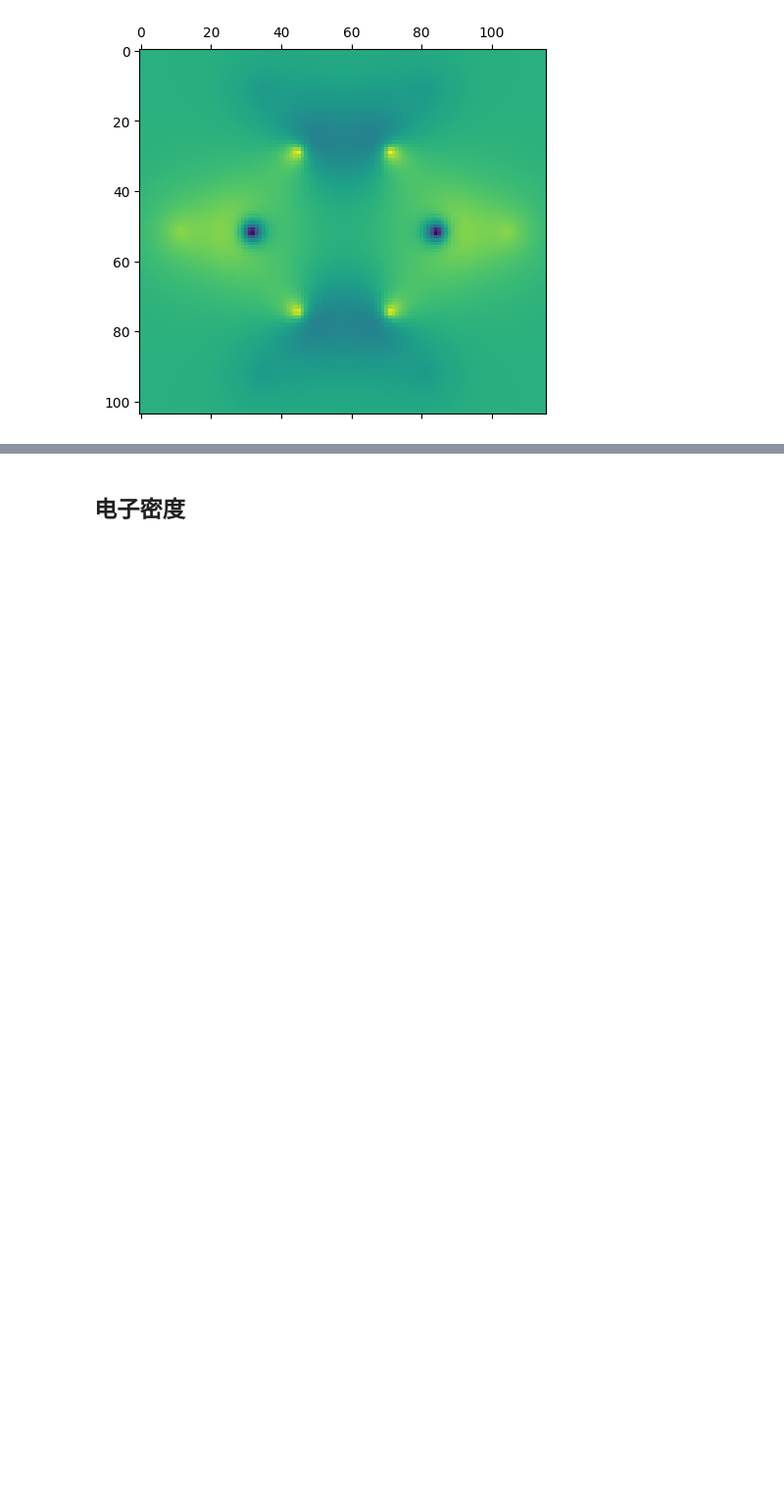
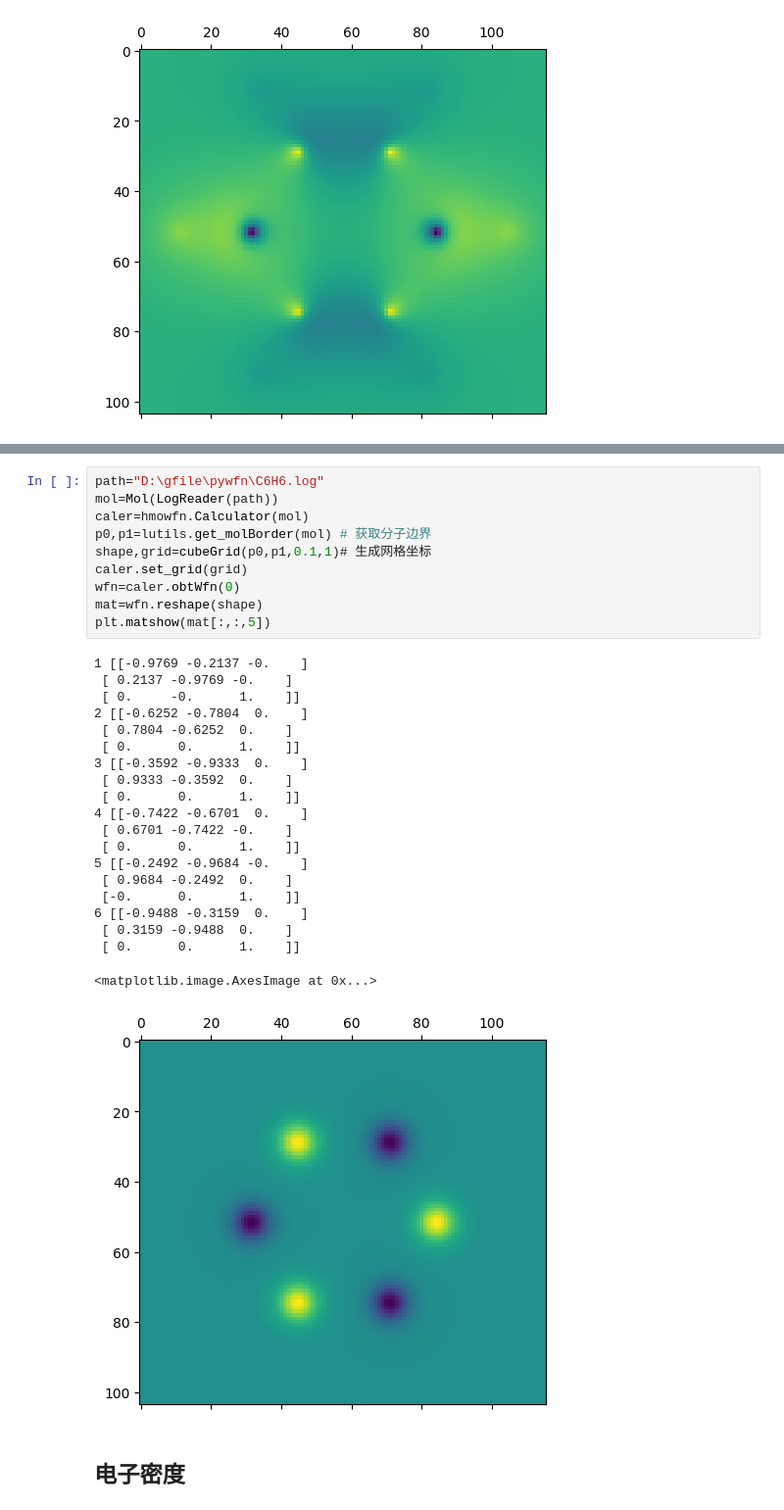
Before and after one commit to qmlCoder/pywfn, a Jupyter notebook: examples/空间性质.ipynb, the cells around one changed output, grey strips where cells are left out. Shown at 98% size. Drawn from its saved outputs; the diff is of its cells as text; blank space fills up the shorter version.

```diff
--- a/examples/空间性质.ipynb
+++ b/examples/空间性质.ipynb
@@ -35,3 +48,34 @@ plt.matshow(cubeVals[:,:,11])
+# %%
+path="D:\gfile\pywfn\C6H6.log"
+mol=Mol(LogReader(path))
+caler=hmowfn.Calculator(mol)
+p0,p1=lutils.get_molBorder(mol) # 获取分子边界
+shape,grid=cubeGrid(p0,p1,0.1,1)# 生成网格坐标
+caler.set_grid(grid)
+wfn=caler.obtWfn(0)
+mat=wfn.reshape(shape)
+plt.matshow(mat[:,:,5])
+# %% [output]
+1 [[-0.9769 -0.2137 -0.    ]
+ [ 0.2137 -0.9769 -0.    ]
+ [ 0.     -0.      1.    ]]
+2 [[-0.6252 -0.7804  0.    ]
+ [ 0.7804 -0.6252  0.    ]
+ [ 0.      0.      1.    ]]
+3 [[-0.3592 -0.9333  0.    ]
+ [ 0.9333 -0.3592  0.    ]
+ [ 0.      0.      1.    ]]
+4 [[-0.7422 -0.6701  0.    ]
+ [ 0.6701 -0.7422 -0.    ]
+ [ 0.      0.      1.    ]]
+5 [[-0.2492 -0.9684 -0.    ]
+ [ 0.9684 -0.2492  0.    ]
+ [-0.      0.      1.    ]]
+6 [[-0.9488 -0.3159  0.    ]
+ [ 0.3159 -0.9488  0.    ]
+ [ 0.      0.      1.    ]]
+<matplotlib.image.AxesImage at 0x...>
+[figure, added]
 # %% [markdown]
 ## 电子密度
 # %%
```
Also changed, not shown: parts of 2 cells of this notebook, 48 other files.
